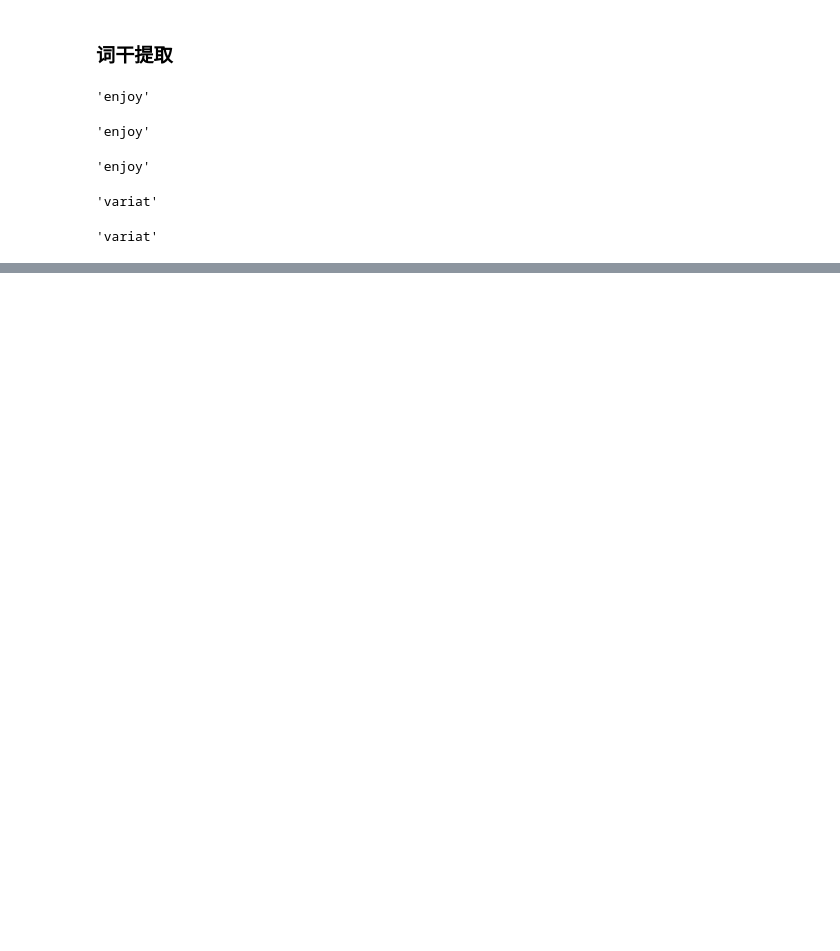
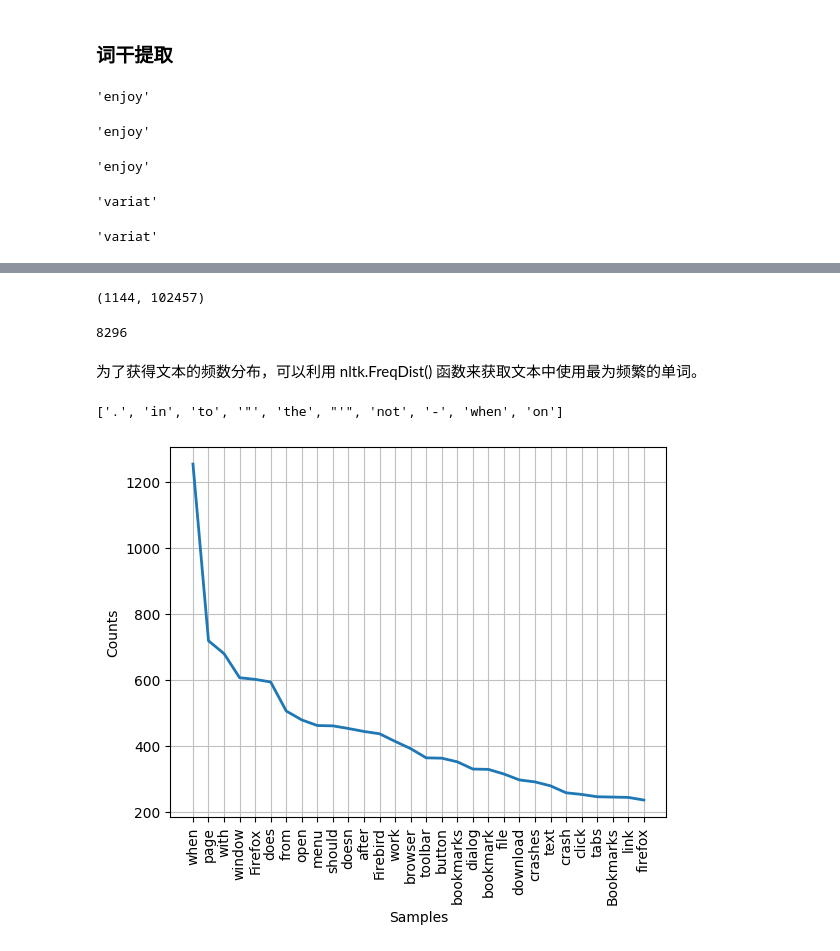
Before and after one commit to JPL-JUNO/Deep-Learning, a Jupyter notebook: nlp/HONLPWP/code/ch02.ipynb, the cells around one changed output, grey strips where cells are left out. Cells and saved outputs as stored; diff of their text form; code cells hidden in the pictures; blank space fills up the shorter version.

```diff
--- a/nlp/HONLPWP/code/ch02.ipynb
+++ b/nlp/HONLPWP/code/ch02.ipynb
@@ -113,0 +144,19 @@ stemming.stem("variate")
+# %%
+webtext_sentences = webtext.sents("firefox.txt")
+webtext_words  = webtext.words("firefox.txt")
+len(webtext_sentences), len(webtext_words)
+# %% [output]
+(1144, 102457)
+# %%
+vocabulary = set(webtext_words)
+len(vocabulary)
+# %% [output]
+8296
+# %% [markdown]
+为了获得文本的频数分布，可以利用 nltk.FreqDist() 函数来获取文本中使用最为频繁的单词。
+# %%
+frequency_dist = nltk.FreqDist(webtext_words)
+# 按照 value 排序的 key
+print(sorted(frequency_dist, key=frequency_dist.__getitem__, reverse=True)[:10])
+# %% [output]
+['.', 'in', 'to', '"', 'the', "'", 'not', '-', 'when', 'on']
@@ -113,0 +165,7 @@ stemming.stem("variate")
+# %%
+large_words = dict([(k, v) for k, v in frequency_dist.items() if len(k) > 3])
+frequency_dist = nltk.FreqDist(large_words)
+frequency_dist.plot(30, cumulative=False)
+plt.show()
+# %% [output]
+[figure, added]
```
Also changed, not shown: parts of 25 cells of this notebook, 3 other files.
